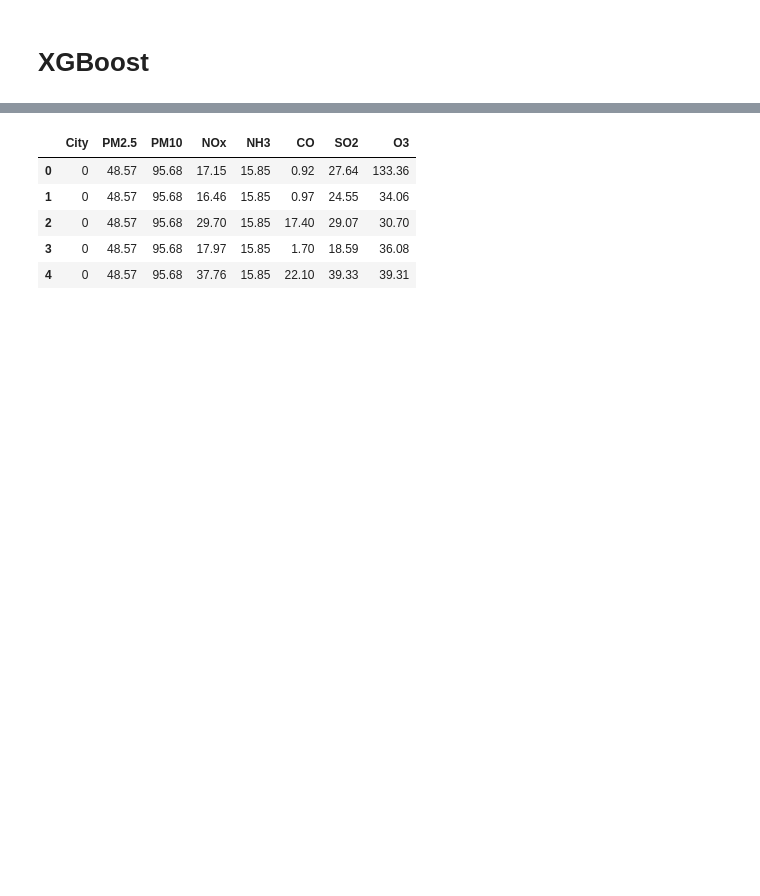
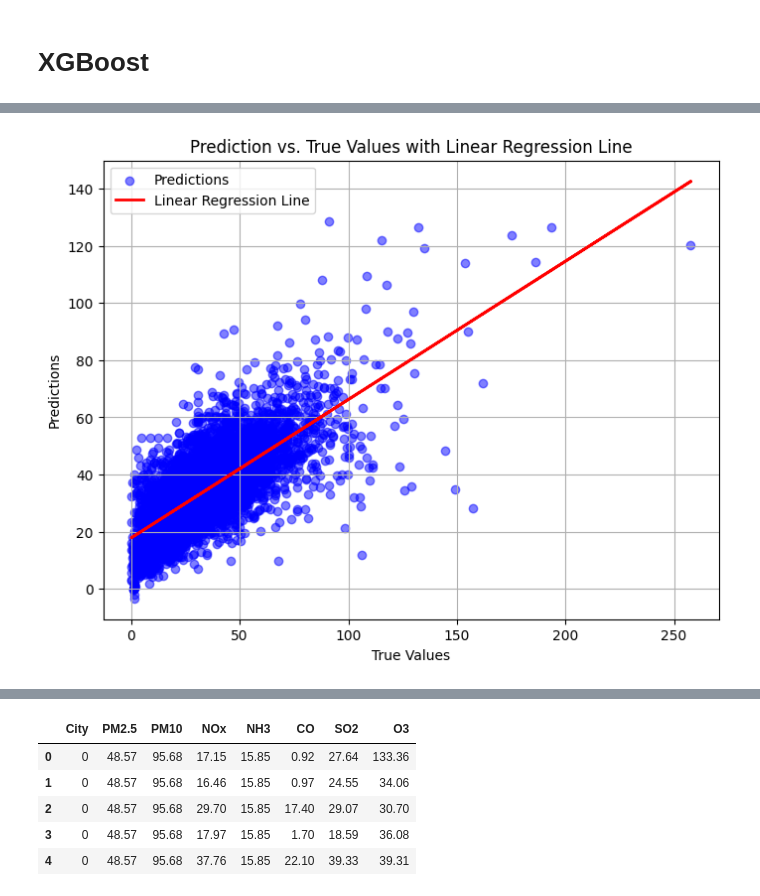
Before and after one commit to costpetrides/NOx-Ozone-Relationship-Modeling-with-ML, a Jupyter notebook: XGBoost.ipynb, the cells around one changed output, grey strips where cells are left out. Drawn from its saved outputs; the diff is of its cells as text; code cells hidden in the pictures; blank space fills up the shorter version.

```diff
--- a/XGBoost.ipynb
+++ b/XGBoost.ipynb
@@ -4,0 +7,7 @@
+# %%
+import numpy as np
+import pandas as pd
+import matplotlib.pyplot as plt
+df=pd.read_csv('https://raw.githubusercontent.com/costpetrides/NOx-Ozone-Relationship-Modeling-with-ML/main/DATA/DATA_1.csv')
+cols = df.columns.tolist()
+df.head()
@@ -4,0 +21,89 @@
+# %%
+from sklearn.preprocessing import StandardScaler
+from sklearn.model_selection import train_test_split, GridSearchCV
+from sklearn.metrics import mean_absolute_error, mean_squared_error, r2_score
+from sklearn.linear_model import LinearRegression
+import xgboost as xgb
+import numpy as np
+import matplotlib.pyplot as plt
+
+# Shuffle the dataset
+df = df.sample(frac=1, random_state=42).reset_index(drop=True)
+
+# Split the data into training (60%) and test (40%) sets
+train_df, test_df = train_test_split(df, test_size=0.4, random_state=42)
+
+# Split the test set into validation (50%) and test (50%) sets
+valid_df, test_df = train_test_split(test_df, test_size=0.5, random_state=42)
+
+# Preprocessing function
+def preprocess_data(dataframe, target_column):
+    x = dataframe.drop(columns=[target_column]).values
+    y = dataframe[target_column].values
+    return x, y
+
+# Apply preprocessing to datasets
+train_x, train_y = preprocess_data(train_df, 'O3')
+valid_x, valid_y = preprocess_data(valid_df, 'O3')
+test_x, test_y = preprocess_data(test_df, 'O3')
+
+# Standardize features (optional)
+scaler = StandardScaler()
+train_x = scaler.fit_transform(train_x)
+valid_x = scaler.transform(valid_x)
+test_x = scaler.transform(test_x)
+
+# Define the XGBoost model
+xg_reg = xgb.XGBRegressor(objective='reg:squarederror')
+
+# Hyperparameter tuning using Grid Search
+param_grid = {
+    'colsample_bytree': [0.3, 0.5],
+    'learning_rate': [0.01, 0.1, 0.2],
+    'max_depth': [3, 5, 7],
+    'alpha': [0, 10, 100],
+    'n_estimators': [50, 100, 200]
+}
+
+grid_search = GridSearchCV(estimator=xg_reg, param_grid=param_grid,
+                           scoring='neg_mean_squared_error',
+                           cv=3, verbose=1, n_jobs=-1)
+
+grid_search.fit(train_x, train_y)
+
+
+# Best model from Grid Search
+best_xg_reg = grid_search.best_estimator_
+
+# Predict on the test set
+pred_y = best_xg_reg.predict(test_x)
+
+# Evaluate the model
+mae = mean_absolute_error(test_y, pred_y)
+mse = mean_squared_error(test_y, pred_y)
+r2 = r2_score(test_y, pred_y)
+
+# Display the custom regression report
+print("Custom Regression Report:")
+print(f"Mean Absolute Error: {mae:.2f}")
+print(f"Mean Squared Error: {mse:.2f}")
+print(f"R-squared (R2): {r2:.2f}")
+
+# Fit a Linear Regression model to the data
+linear_reg = LinearRegression()
+linear_reg.fit(test_y.reshape(-1, 1), pred_y)
+
+# Predict using the fitted linear regression model
+regression_line = linear_reg.predict(test_y.reshape(-1, 1))
+
+# Plot Prediction vs. True Values with Linear Regression Line
+plt.figure(figsize=(8, 6))
+plt.scatter(test_y, pred_y, alpha=0.5, color='blue', label='Predictions')
+plt.plot(test_y, regression_line, color='red', linewidth=2, label='Linear Regression Line')
+plt.xlabel('True Values')
+plt.ylabel('Predictions')
+plt.title('Prediction vs. True Values with Linear Regression Line')
+plt.legend()
+plt.grid(True)
+plt.show()
+# %% [output]
@@ -4,0 +115 @@
+[figure, added]
```
Also changed, not shown: parts of 6 cells of this notebook.
